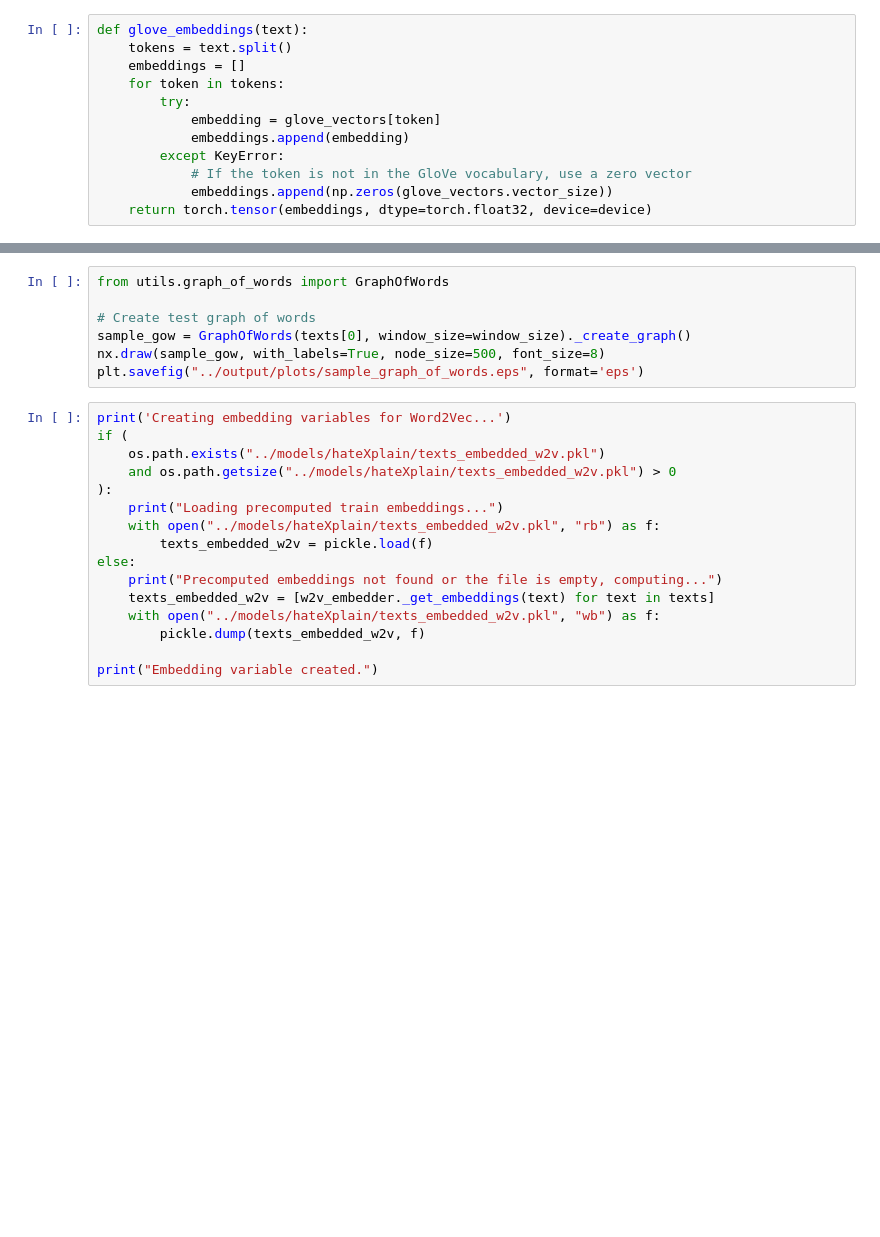
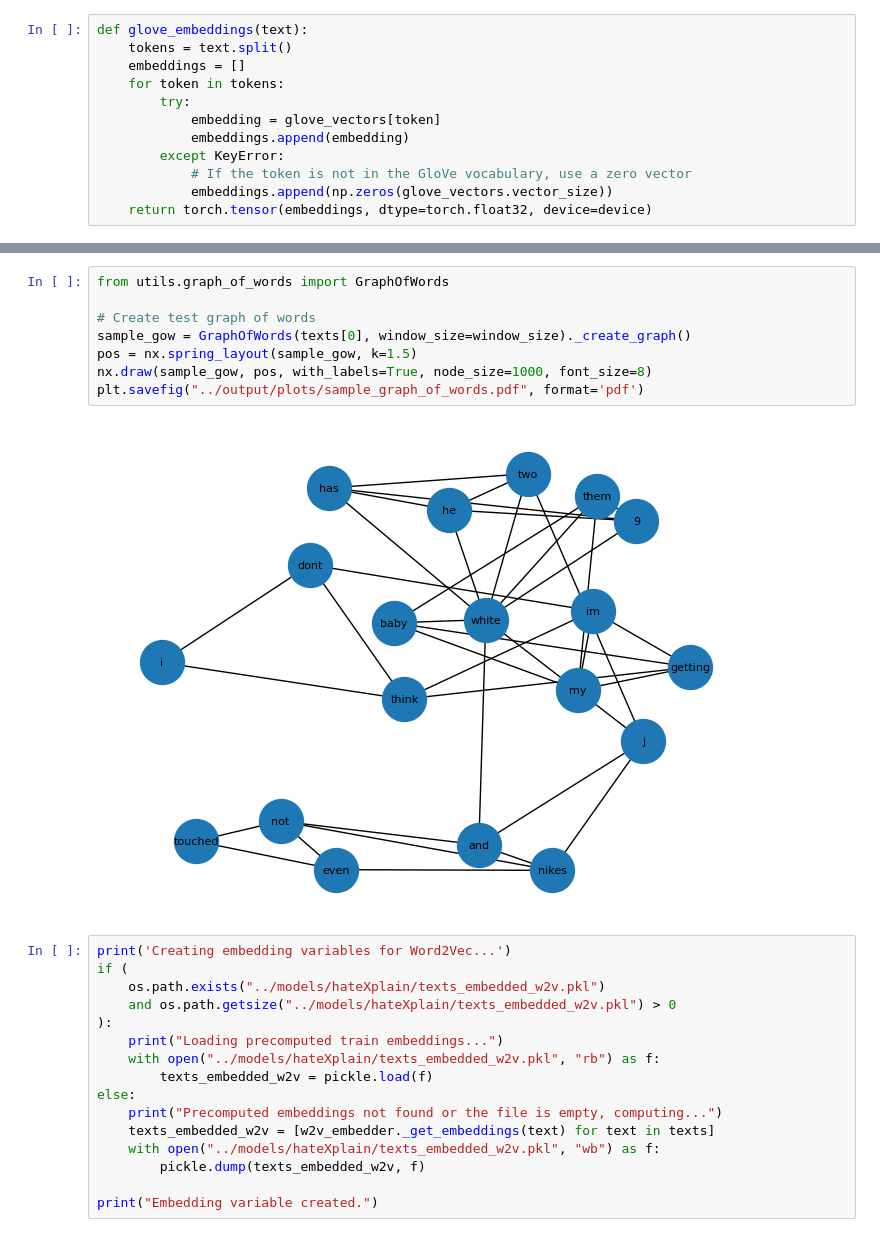
Before and after one commit to kacper651/gnn-hate-speech-detection, a Jupyter notebook: notebooks/train.ipynb, the cells around one changed output, grey strips where cells are left out. Saved outputs shown, nothing was run; the diff lists cells and outputs as text; blank space fills up the shorter version.

```diff
--- a/notebooks/train.ipynb
+++ b/notebooks/train.ipynb
@@ -311,10 +402,13 @@ print(f"Crafted {len(sbert_embedding_graphs)} graphs")
 # %%
 from utils.graph_of_words import GraphOfWords
 
 # Create test graph of words
 sample_gow = GraphOfWords(texts[0], window_size=window_size)._create_graph()
-nx.draw(sample_gow, with_labels=True, node_size=500, font_size=8)
-plt.savefig("../output/plots/sample_graph_of_words.eps", format='eps')
+pos = nx.spring_layout(sample_gow, k=1.5)
+nx.draw(sample_gow, pos, with_labels=True, node_size=1000, font_size=8)
+plt.savefig("../output/plots/sample_graph_of_words.pdf", format='pdf')
+# %% [output]
+[figure, added]
 # %%
 print('Creating embedding variables for Word2Vec...')
 if (
```
Also changed, not shown: parts of 30 cells of this notebook, 22 other files.
